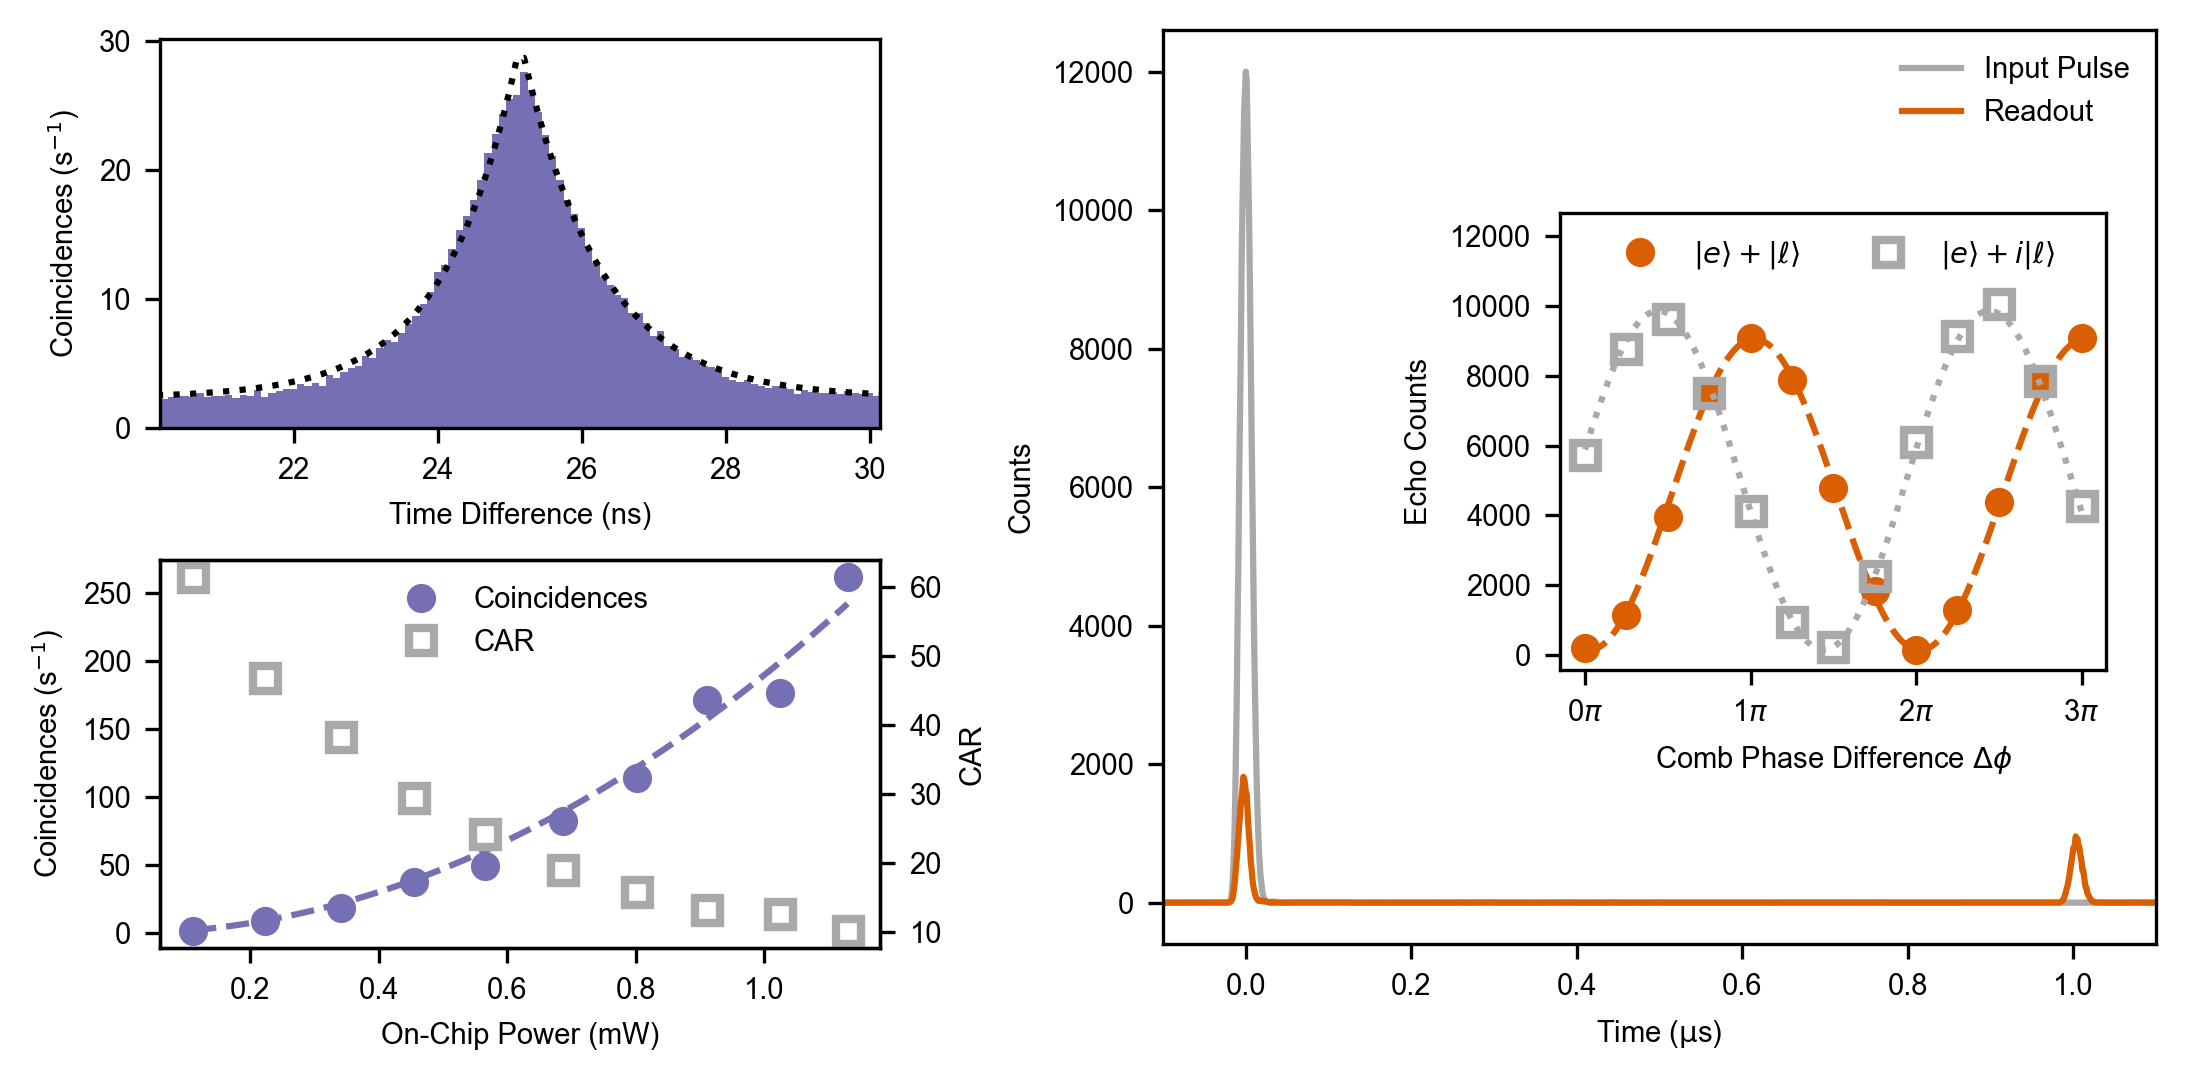
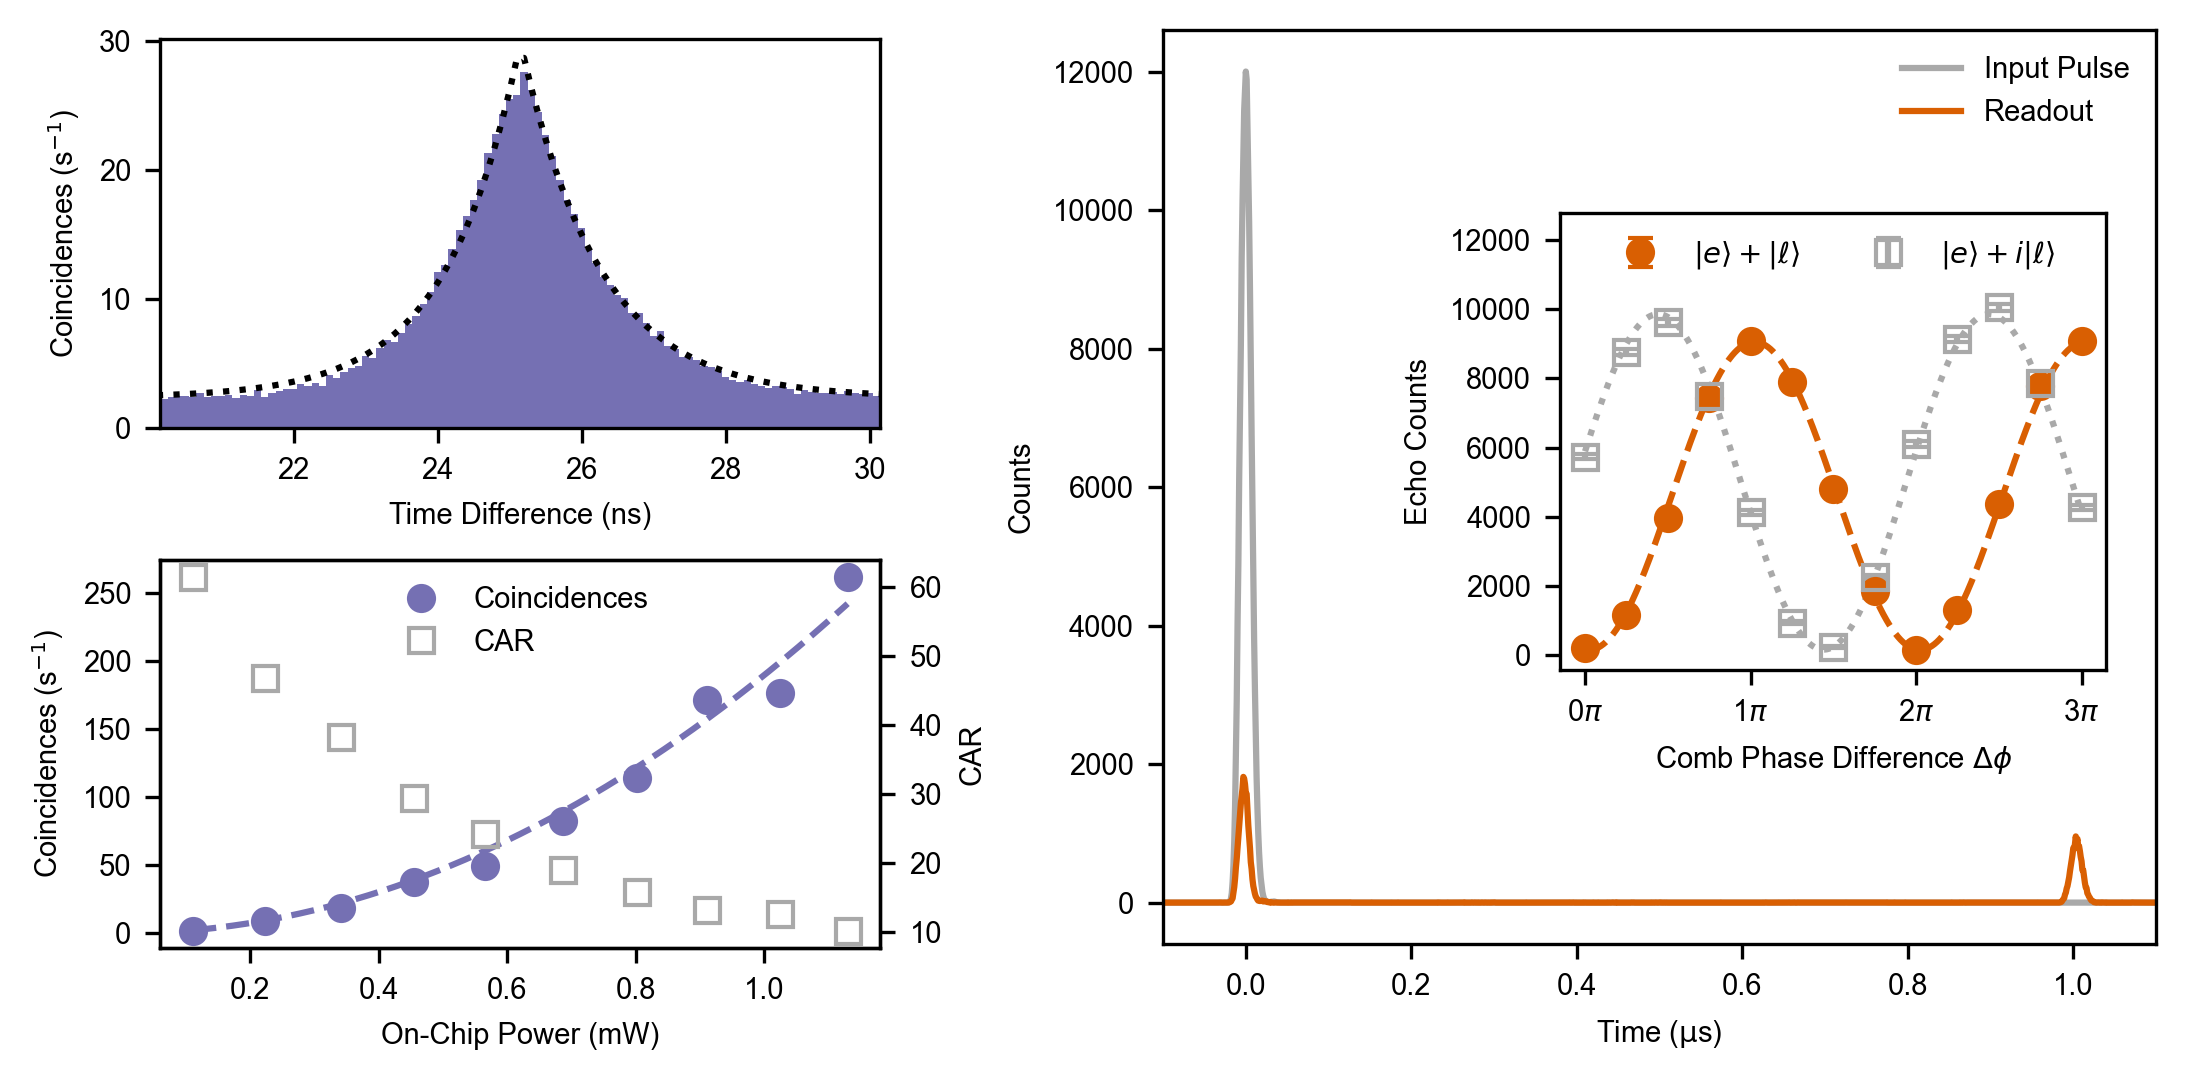
The change to this notebook cell's code, shown as a diff; its figure went from the first image to the second:
--- before
+++ after
@@ -35,5 +35,5 @@
                   color=color_source, ls='--')
 lns_car = ax_car.plot(on_chip_power/1e3, car,
-            marker='s', ls='', color=color_source_2, markerfacecolor='none', markeredgewidth=2,
+            marker='s', ls='', color=color_source_2, markerfacecolor='none', markeredgewidth=1,
             label='CAR')
 axs_left[1].set_xlabel('On-Chip Power (mW)')
@@ -63,22 +63,20 @@
 ax_right_inset = ax_right.inset_axes([0.4, 0.3, 0.55, 0.5])
 # subplot (e): AFC Coherence
-# ax_right_inset.errorbar(all_phases, all_interference_counts, yerr=np.sqrt(all_interference_counts),
-#                       color=color_memory, ls='', marker='o', capsize=3,
+ax_right_inset.errorbar(all_phases, all_interference_counts, yerr=np.sqrt(all_interference_counts),
+                      color=color_memory, ls='', marker='o', capsize=3,
+                      label=rf'$|e\rangle + |\ell\rangle$')
+# ax_right_inset.plot(all_phases, all_interference_counts,
+#                       color=color_memory, ls='', marker='o',
 #                       label=rf'$|e\rangle + |\ell\rangle$')
-ax_right_inset.plot(all_phases, all_interference_counts,
-                      color=color_memory, ls='', marker='o',
-                      label=rf'$|e\rangle + |\ell\rangle$')
 ax_right_inset.plot(x_points_for_eval, res.eval(x=x_points_for_eval),
                   color=color_memory, ls='--')
-                  # label='Fit')
-# ax_right_inset.errorbar(all_phases_phase, all_interference_counts_phase, yerr=np.sqrt(all_interference_counts_phase),
-#                       color=color_memory_2, ls='', marker='s', capsize=3, markerfacecolor='none', markeredgewidth=2,
+ax_right_inset.errorbar(all_phases_phase, all_interference_counts_phase, yerr=np.sqrt(all_interference_counts_phase),
+                      color=color_memory_2, ls='', marker='s', capsize=3, markerfacecolor='none', markeredgewidth=1,
+                      label=rf'$|e\rangle + i|\ell\rangle$')
+# ax_right_inset.plot(all_phases_phase, all_interference_counts_phase,
+#                       color=color_memory_2, ls='', marker='s', markerfacecolor='none', markeredgewidth=1,
 #                       label=rf'$|e\rangle + i|\ell\rangle$')
-ax_right_inset.plot(all_phases_phase, all_interference_counts_phase,
-                      color=color_memory_2, ls='', marker='s', markerfacecolor='none', markeredgewidth=2,
-                      label=rf'$|e\rangle + i|\ell\rangle$')
 ax_right_inset.plot(x_points_for_eval, res_phase.eval(x=x_points_for_eval),
                   color=color_memory_2, ls=':')
-                  # label='Fit')
 old_ylim = ax_right_inset.get_ylim()
 factor = 1.2

Commit: Update jupyter notebooks for paper figures